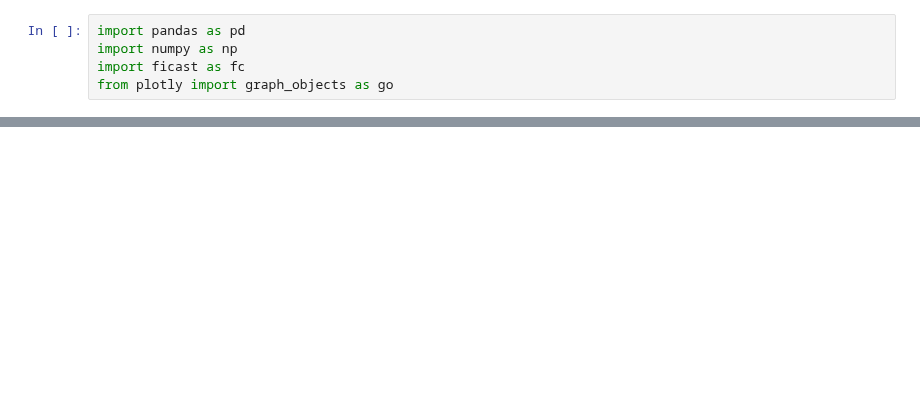
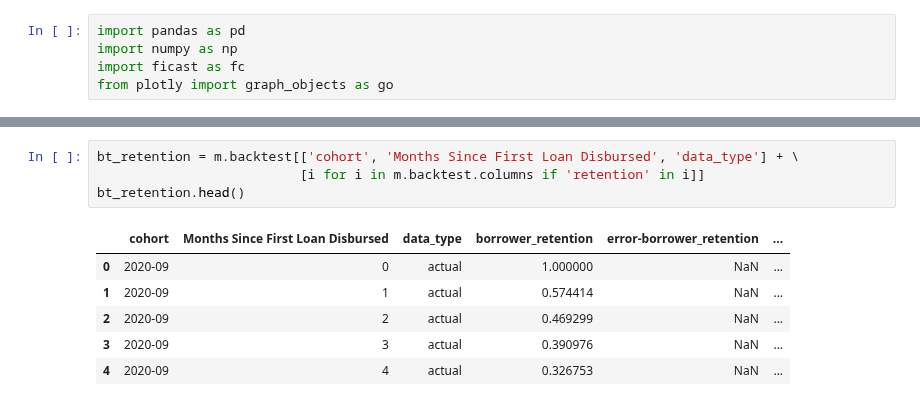
Before and after one commit to kliao-tala/pyltv, a Jupyter notebook: Survival Exploratory Analysis.ipynb, the cells around one changed output, grey strips where cells are left out. Saved outputs shown, nothing was run; the diff lists cells and outputs as text; blank space fills up the shorter version.

```diff
--- a/Survival Exploratory Analysis.ipynb
+++ b/Survival Exploratory Analysis.ipynb
@@ -46,0 +86,11 @@ m.plot_cohorts('borrower_retention', data='raw')
+# %%
+bt_retention = m.backtest[['cohort', 'Months Since First Loan Disbursed', 'data_type'] + \
+                          [i for i in m.backtest.columns if 'retention' in i]]
+bt_retention.head()
+# %% [output]
+|  | cohort | Months Since First Loan Disbursed | data_type | borrower_retention | error-borrower_retention | ... |
+| 0 | 2020-09 | 0 | actual | 1.000000 | NaN | ... |
+| 1 | 2020-09 | 1 | actual | 0.574414 | NaN | ... |
+| 2 | 2020-09 | 2 | actual | 0.469299 | NaN | ... |
+| 3 | 2020-09 | 3 | actual | 0.390976 | NaN | ... |
+| 4 | 2020-09 | 4 | actual | 0.326753 | NaN | ... |
```
Also changed, not shown: parts of 9 cells of this notebook, 1 other file.
